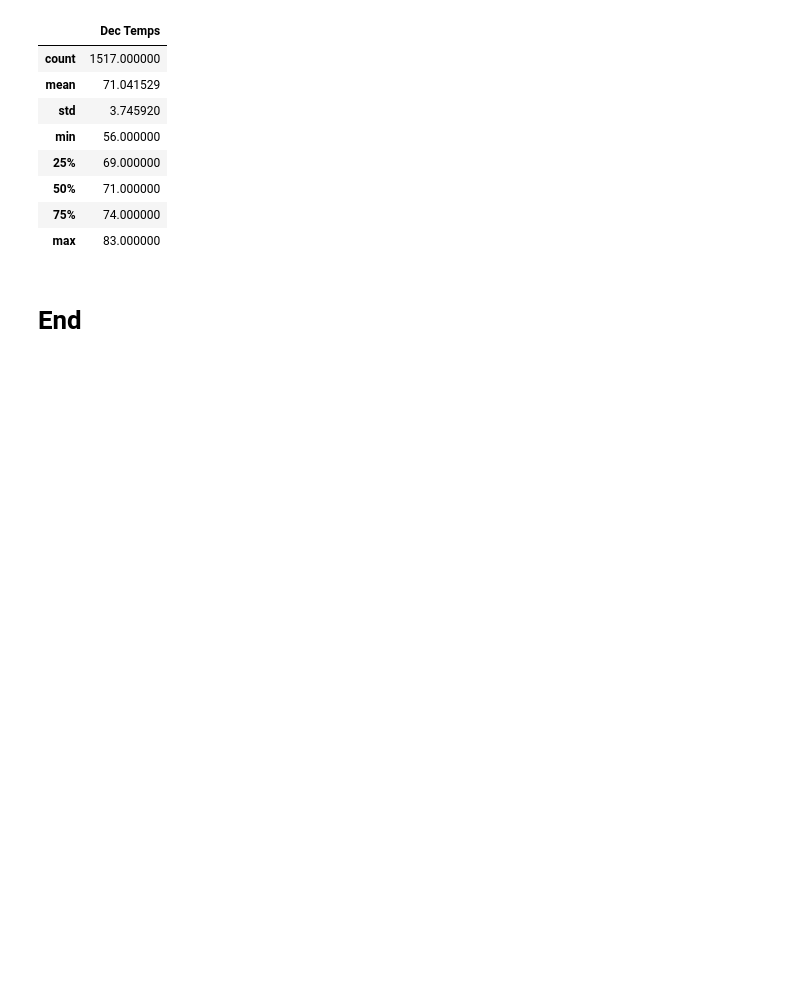
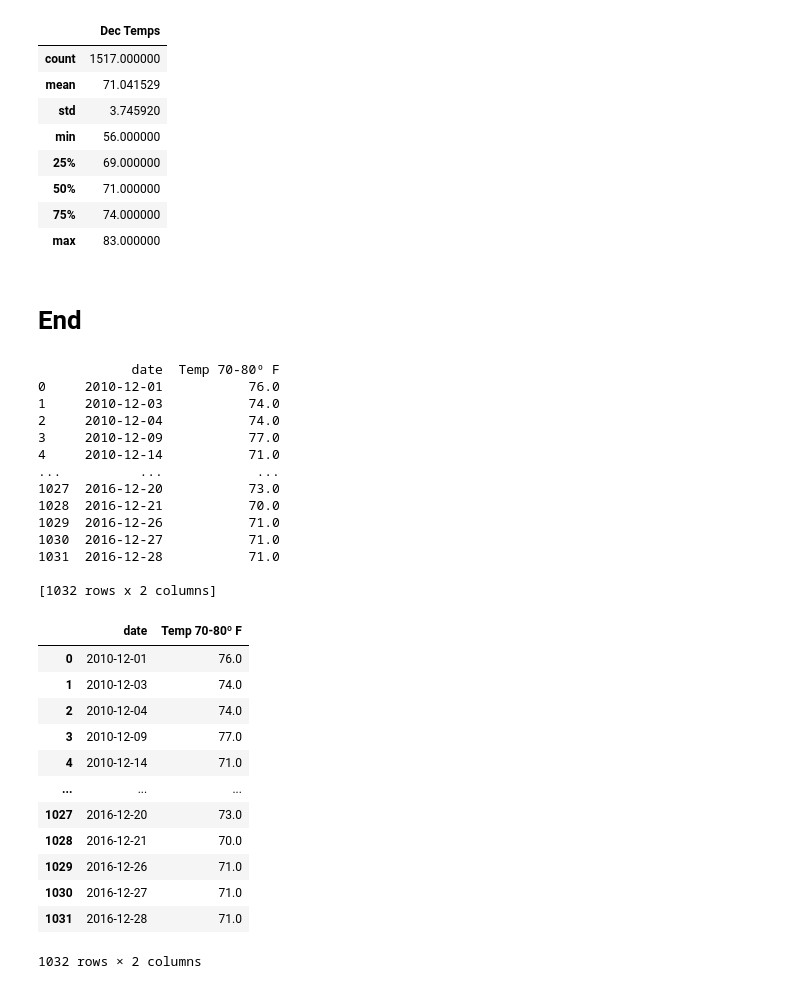
Before and after one commit to FabiolaLara/surfs_up, a Jupyter notebook: SurfsUp_Challenge.ipynb, the cells around one changed output. Cells and saved outputs as stored; diff of their text form; code cells hidden in the pictures; blank space fills up the shorter version.

```diff
--- a/SurfsUp_Challenge.ipynb
+++ b/SurfsUp_Challenge.ipynb
@@ -99,3 +102,36 @@ dec_df.describe()
 | max | 83.000000 |
 # %% [markdown]
 # End
+# %%
+results = session.query(Measurement.date,Measurement.tobs).filter(Measurement.tobs >= 70, Measurement.tobs <= 80, extract('month', Measurement.date) == 12).all()
+df = pd.DataFrame(results,columns = ["date", "Temp 70-80º F"])
+print(df)
+df
+# %% [output]
+            date  Temp 70-80º F
+0     2010-12-01           76.0
+1     2010-12-03           74.0
+2     2010-12-04           74.0
+3     2010-12-09           77.0
+4     2010-12-14           71.0
+...          ...            ...
+1027  2016-12-20           73.0
+1028  2016-12-21           70.0
+1029  2016-12-26           71.0
+1030  2016-12-27           71.0
+1031  2016-12-28           71.0
+
+[1032 rows x 2 columns]
+|  | date | Temp 70-80º F |
+| 0 | 2010-12-01 | 76.0 |
+| 1 | 2010-12-03 | 74.0 |
+| 2 | 2010-12-04 | 74.0 |
+| 3 | 2010-12-09 | 77.0 |
+| 4 | 2010-12-14 | 71.0 |
+| ... | ... | ... |
+| 1027 | 2016-12-20 | 73.0 |
+| 1028 | 2016-12-21 | 70.0 |
+| 1029 | 2016-12-26 | 71.0 |
+| 1030 | 2016-12-27 | 71.0 |
+| 1031 | 2016-12-28 | 71.0 |
+1032 rows × 2 columns
```
Also changed, not shown: parts of 5 cells of this notebook, 2 other files.
